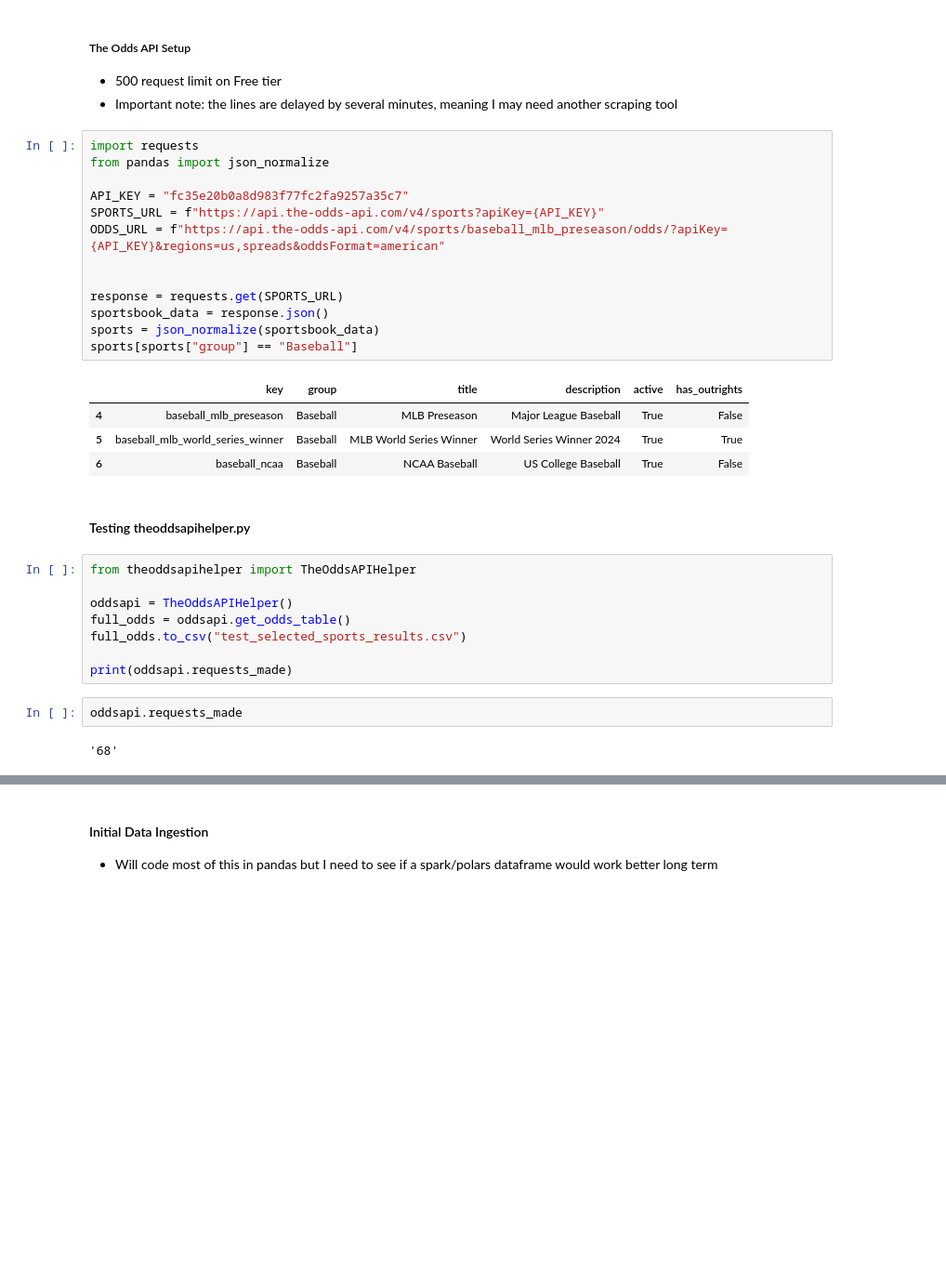
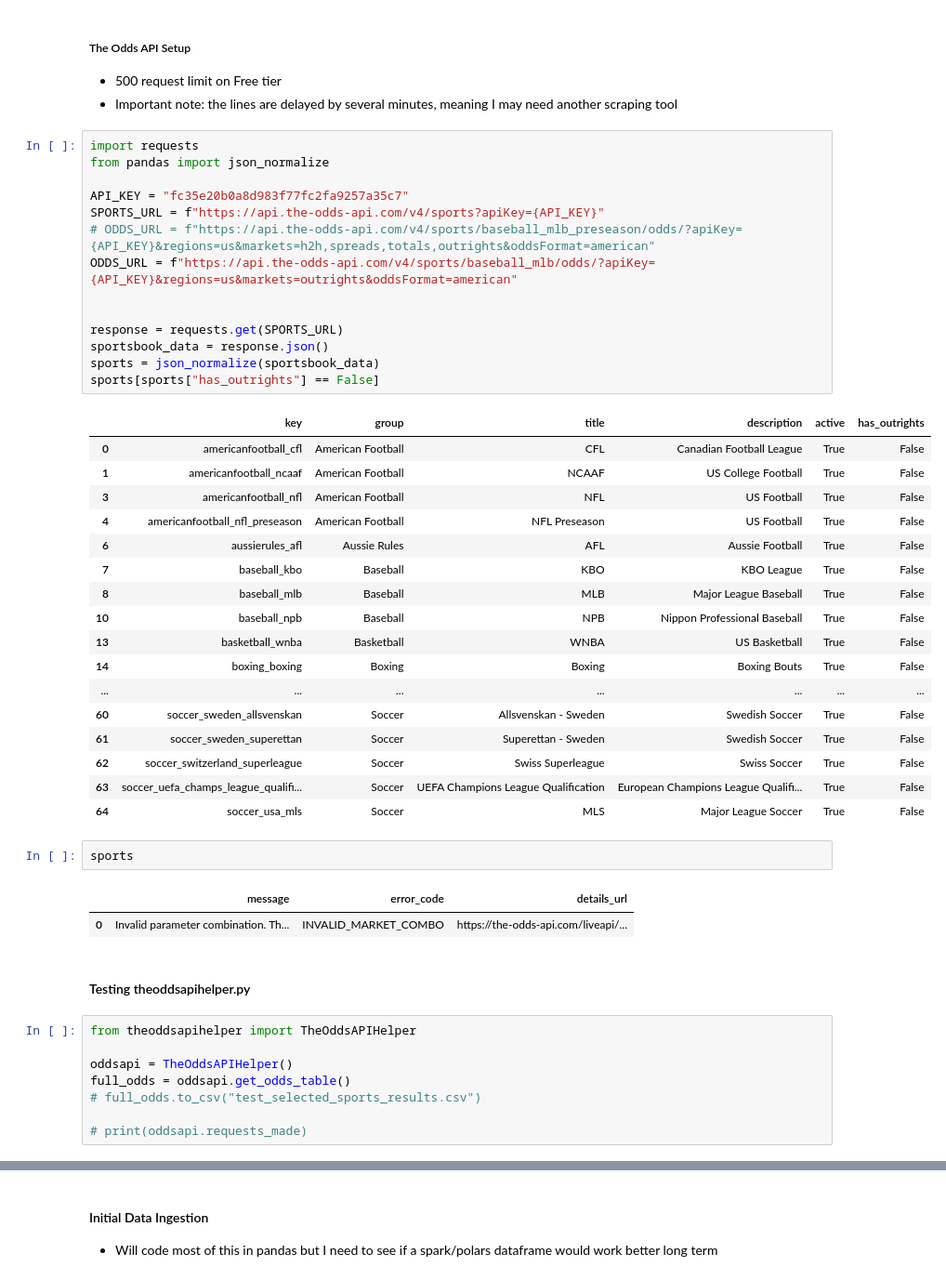
Before and after one commit to tbakely/botley-betting-model, a Jupyter notebook: test_data_extraction.ipynb, the cells around one changed output, grey strips where cells are left out. Shown: that part at 93% size. Drawn from its saved outputs; the diff is of its cells as text; blank space fills up the shorter version.

```diff
--- a/test_data_extraction.ipynb
+++ b/test_data_extraction.ipynb
@@ -5,21 +5,40 @@
 # %%
 import requests
 from pandas import json_normalize
 
 API_KEY = "fc35e20b0a8d983f77fc2fa9257a35c7"
 SPORTS_URL = f"https://api.the-odds-api.com/v4/sports?apiKey={API_KEY}"
-ODDS_URL = f"https://api.the-odds-api.com/v4/sports/baseball_mlb_preseason/odds/?apiKey={API_KEY}&regions=us,spreads&oddsFormat=american"
+# ODDS_URL = f"https://api.the-odds-api.com/v4/sports/baseball_mlb_preseason/odds/?apiKey={API_KEY}&regions=us&markets=h2h,spreads,totals,outrights&oddsFormat=american"
+ODDS_URL = f"https://api.the-odds-api.com/v4/sports/baseball_mlb/odds/?apiKey={API_KEY}&regions=us&markets=outrights&oddsFormat=american"
 
 
 response = requests.get(SPORTS_URL)
 sportsbook_data = response.json()
 sports = json_normalize(sportsbook_data)
-sports[sports["group"] == "Baseball"]
+sports[sports["has_outrights"] == False]
 # %% [output]
 |  | key | group | title | description | active | has_outrights |
-| 4 | baseball_mlb_preseason | Baseball | MLB Preseason | Major League Baseball | True | False |
-| 5 | baseball_mlb_world_series_winner | Baseball | MLB World Series Winner | World Series Winner 2024 | True | True |
-| 6 | baseball_ncaa | Baseball | NCAA Baseball | US College Baseball | True | False |
+| 0 | americanfootball_cfl | American Football | CFL | Canadian Football League | True | False |
+| 1 | americanfootball_ncaaf | American Football | NCAAF | US College Football | True | False |
+| 3 | americanfootball_nfl | American Football | NFL | US Football | True | False |
+| 4 | americanfootball_nfl_preseason | American Football | NFL Preseason | US Football | True | False |
+| 6 | aussierules_afl | Aussie Rules | AFL | Aussie Football | True | False |
+| 7 | baseball_kbo | Baseball | KBO | KBO League | True | False |
+| 8 | baseball_mlb | Baseball | MLB | Major League Baseball | True | False |
+| 10 | baseball_npb | Baseball | NPB | Nippon Professional Baseball | True | False |
+| 13 | basketball_wnba | Basketball | WNBA | US Basketball | True | False |
+| 14 | boxing_boxing | Boxing | Boxing | Boxing Bouts | True | False |
+| ... | ... | ... | ... | ... | ... | ... |
+| 60 | soccer_sweden_allsvenskan | Soccer | Allsvenskan - Sweden | Swedish Soccer | True | False |
+| 61 | soccer_sweden_superettan | Soccer | Superettan - Sweden | Swedish Soccer | True | False |
+| 62 | soccer_switzerland_superleague | Soccer | Swiss Superleague | Swiss Soccer | True | False |
+| 63 | soccer_uefa_champs_league_qualifi... | Soccer | UEFA Champions League Qualification | European Champions League Qualifi... | True | False |
+| 64 | soccer_usa_mls | Soccer | MLS | Major League Soccer | True | False |
+# %%
+sports
+# %% [output]
+|  | message | error_code | details_url |
+| 0 | Invalid parameter combination. Th... | INVALID_MARKET_COMBO | https://the-odds-api.com/liveapi/... |
 # %% [markdown]
 #### Testing theoddsapihelper.py
 # %%
@@ -27,10 +46,6 @@ from theoddsapihelper import TheOddsAPIHelper
 
 oddsapi = TheOddsAPIHelper()
 full_odds = oddsapi.get_odds_table()
-full_odds.to_csv("test_selected_sports_results.csv")
+# full_odds.to_csv("test_selected_sports_results.csv")
 
-print(oddsapi.requests_made)
+# print(oddsapi.requests_made)
-# %%
-oddsapi.requests_made
-# %% [output]
-'68'
```
Also changed, not shown: parts of 3 cells of this notebook, 2 other files.
